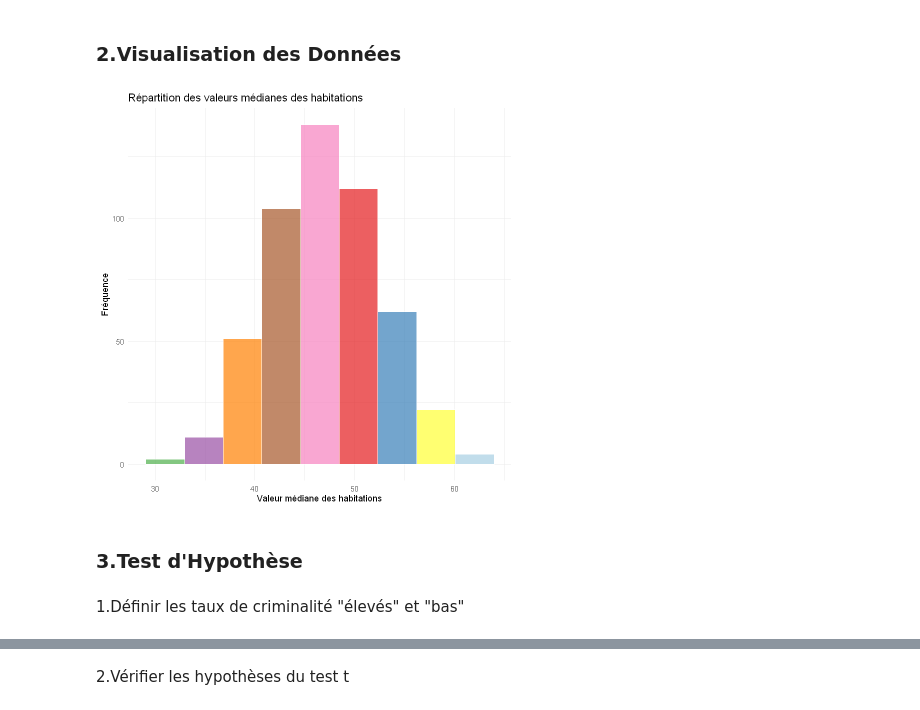
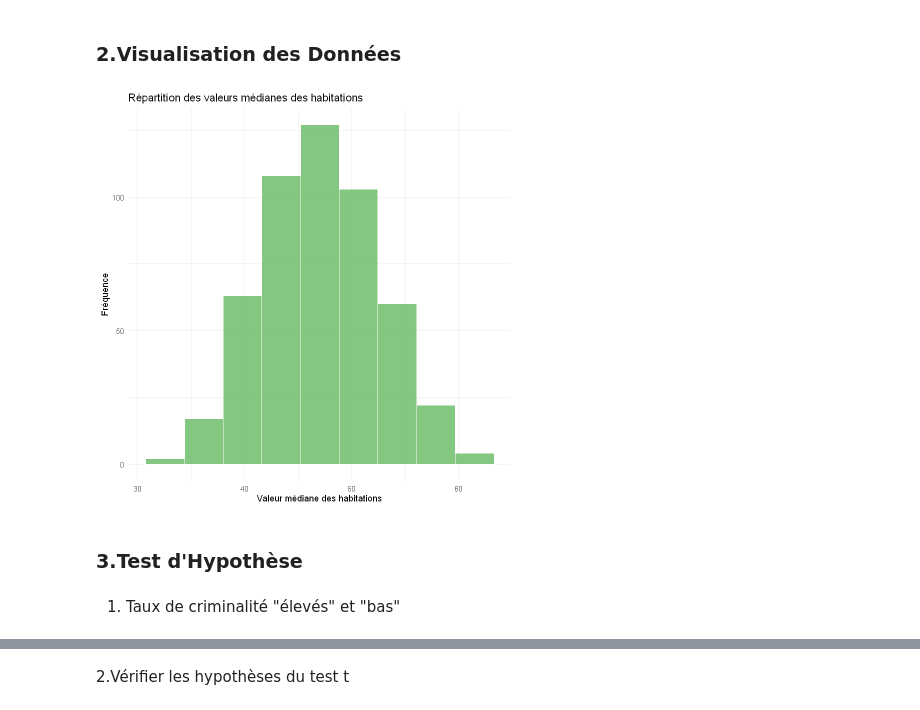
Before and after one commit to chartleyl/Project_housing_data, a Jupyter notebook: Project_housing.ipynb, the cells around one changed output, grey strips where cells are left out. Drawn from its saved outputs; the diff is of its cells as text; code cells hidden in the pictures.

```diff
--- a/Project_housing.ipynb
+++ b/Project_housing.ipynb
@@ -209,4 +267,19 @@ for (col in names(data)) {
 # %%
-#Remplacons les valeurs aberrantes par la médiane de la variable
-median_value <- median(data$Number.of.Schools, na.rm = TRUE)
-data$Number.of.Schools[data$Number.of.Schools < lower_bound | data$Number.of.Schools > upper_bound] <- median_value
+# Calculons le pourcentage de valeurs aberrantes pour chaque variable
+for (col in names(data)) {
+  # Calculer l'écart interquartile (IQR)
+  iqr <- IQR(data[[col]], na.rm = TRUE)
+
+  # Définissons les seuils pour les valeurs aberrantes
+  lower_bound <- quantile(data[[col]], 0.25, na.rm = TRUE) - 1.5 * iqr
+  upper_bound <- quantile(data[[col]], 0.75, na.rm = TRUE) + 1.5 * iqr
+
+  # Identifions les valeurs aberrantes
+  outliers <- data[[col]] < lower_bound | data[[col]] > upper_bound
+
+  # Calculons le pourcentage de valeurs aberrantes
+  outlier_pct <- round(100 * sum(outliers) / nrow(data), 2)
+
+  # Affichons les résultats
+  print(paste0("Pourcentage de valeurs aberrantes pour ", col, ": ", outlier_pct, "%"))
+}
@@ -238,21 +426,21 @@ if (nrow(duplicates) > 0) {
 # %% [markdown]
 ### 2.Visualisation des Données
 # %%
+library(ggplot2)
 
-# Définissons une palette de couleurs
-my_colors <- c("#4daf4a", "#984ea3", "#ff7f00", "#a65628", "#f781bf",
-               "#e41a1c", "#377eb8", "#ffff33", "#a6cee3")
+# Définissons une couleur unique
+my_color <- "#4daf4a"  # Choisissez une couleur de votre palette
 
 # Créons l'histogramme
 ggplot(data, aes(x = Median.Home.Value)) +
-  geom_histogram(bins = 9, fill = my_colors, color = "white", alpha = 0.7) +
+  geom_histogram(bins = 9, fill = my_color, color = "white", alpha = 0.7) +
   labs(title = "Répartition des valeurs médianes des habitations",
        x = "Valeur médiane des habitations",
        y = "Fréquence") +
   theme_minimal()
 # %% [output]
-[figure, old version]
+[figure, new version]
 # %% [markdown]
 ### 3.Test d'Hypothèse
 # %% [markdown]
-1.Définir les taux de criminalité "élevés" et "bas"
+1. Taux de criminalité "élevés" et "bas"
```
Also changed, not shown: parts of 33 cells of this notebook.
